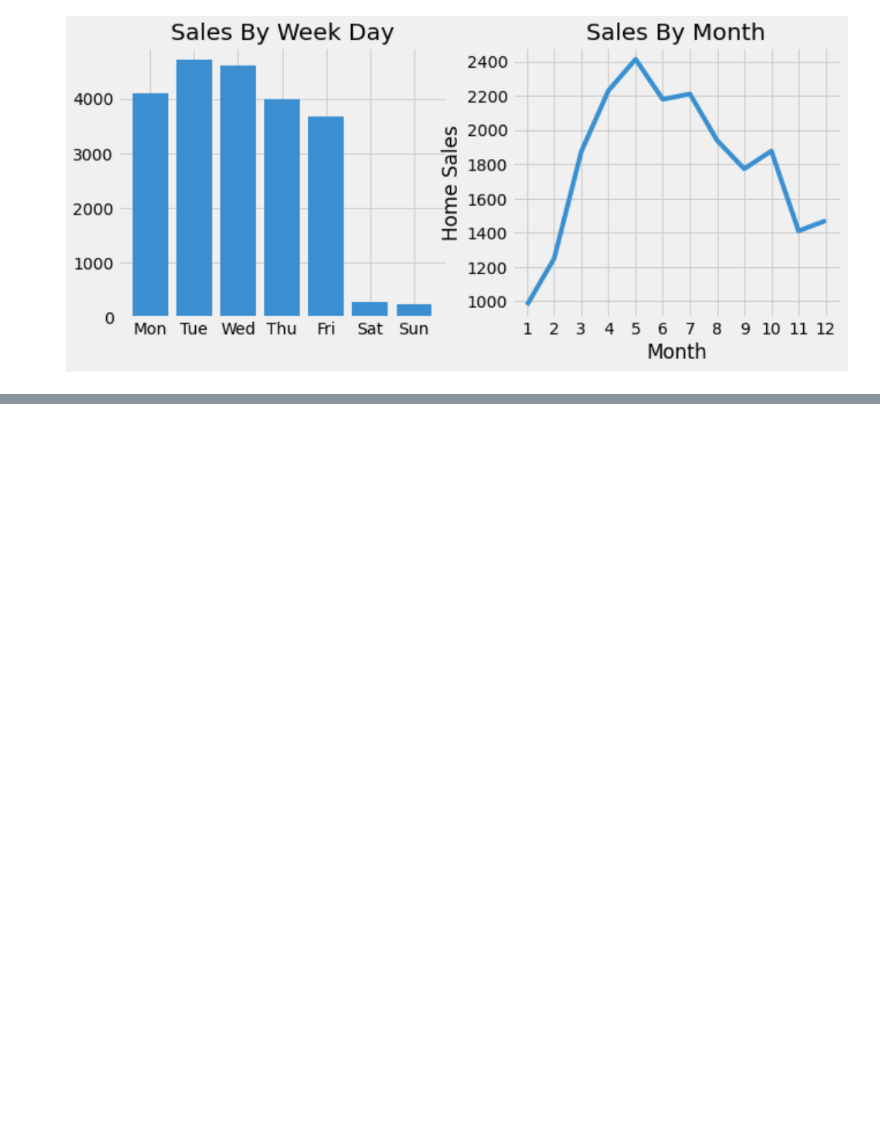
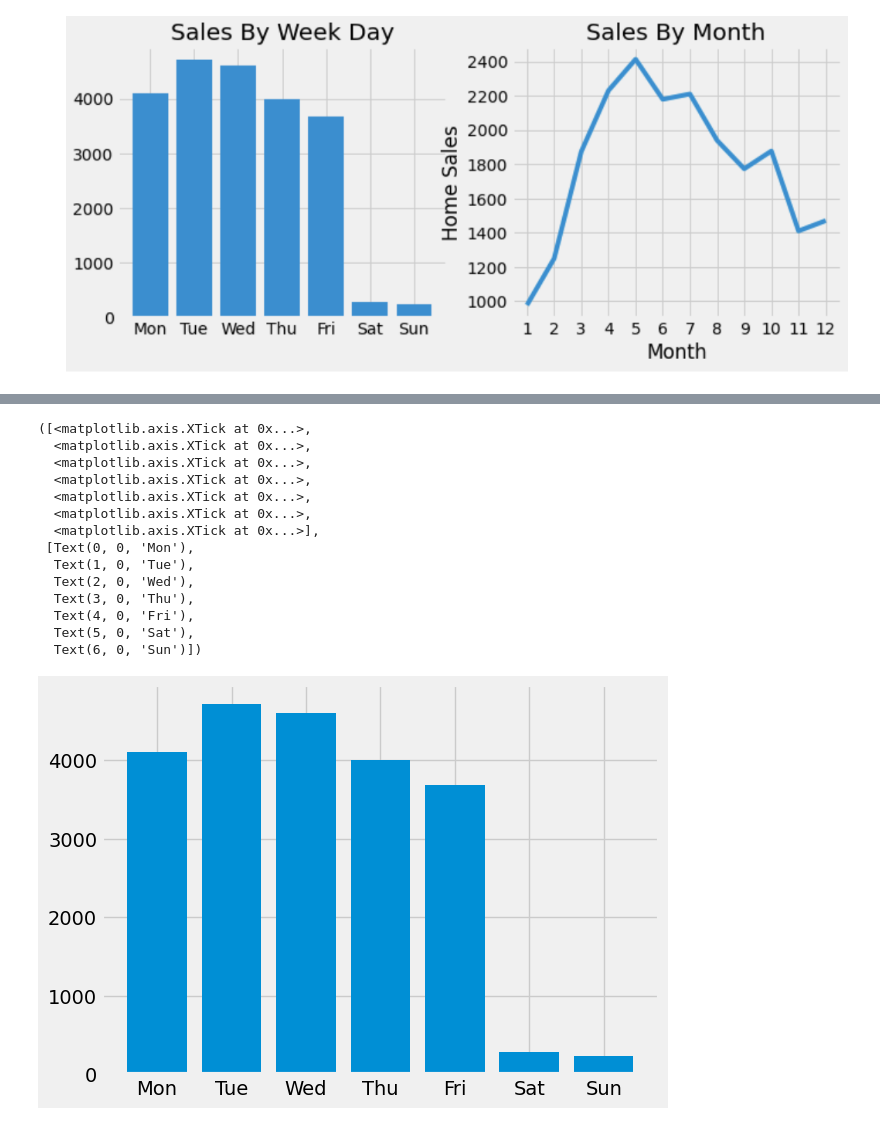
Before and after one commit to harshitgupta240197/Python, a Jupyter notebook: Matplotlib/Exercises/EXERCISE_11_Matplotlib.ipynb, the cells around one changed output, grey strips where cells are left out. Saved outputs shown, nothing was run; the diff lists cells and outputs as text; code cells hidden in the pictures; blank space fills up the shorter version.

Commit message:
Completed exercise on subplots and complete matplotlib

```diff
--- a/Matplotlib/Exercises/EXERCISE_11_Matplotlib.ipynb
+++ b/Matplotlib/Exercises/EXERCISE_11_Matplotlib.ipynb
@@ -155,0 +154,5 @@ Recreate the figure seen in this image:
+# %%
+import pandas as pd
+
+houses = pd.read_csv('../../data/kc_house_data.csv')
+houses.head()
@@ -155,0 +187,5 @@ Recreate the figure seen in this image:
+# %%
+houses['date'] = pd.to_datetime(houses['date'])
+# %%
+sales_by_weekday = houses['date'].dt.day_of_week.value_counts()
+sales_by_weekday
@@ -155,0 +202,19 @@ Recreate the figure seen in this image:
+# %%
+plt.bar(sales_by_weekday.index.values, sales_by_weekday.values)
+plt.xticks([0,1,2,3,4,5,6], ['Mon', 'Tue', 'Wed', 'Thu', 'Fri', 'Sat', 'Sun'])
+# %% [output]
+([<matplotlib.axis.XTick at 0x...>,
+  <matplotlib.axis.XTick at 0x...>,
+  <matplotlib.axis.XTick at 0x...>,
+  <matplotlib.axis.XTick at 0x...>,
+  <matplotlib.axis.XTick at 0x...>,
+  <matplotlib.axis.XTick at 0x...>,
+  <matplotlib.axis.XTick at 0x...>],
+ [Text(0, 0, 'Mon'),
+  Text(1, 0, 'Tue'),
+  Text(2, 0, 'Wed'),
+  Text(3, 0, 'Thu'),
+  Text(4, 0, 'Fri'),
+  Text(5, 0, 'Sat'),
+  Text(6, 0, 'Sun')])
+[figure, added]
```
Also changed, not shown: parts of 7 cells of this notebook.
